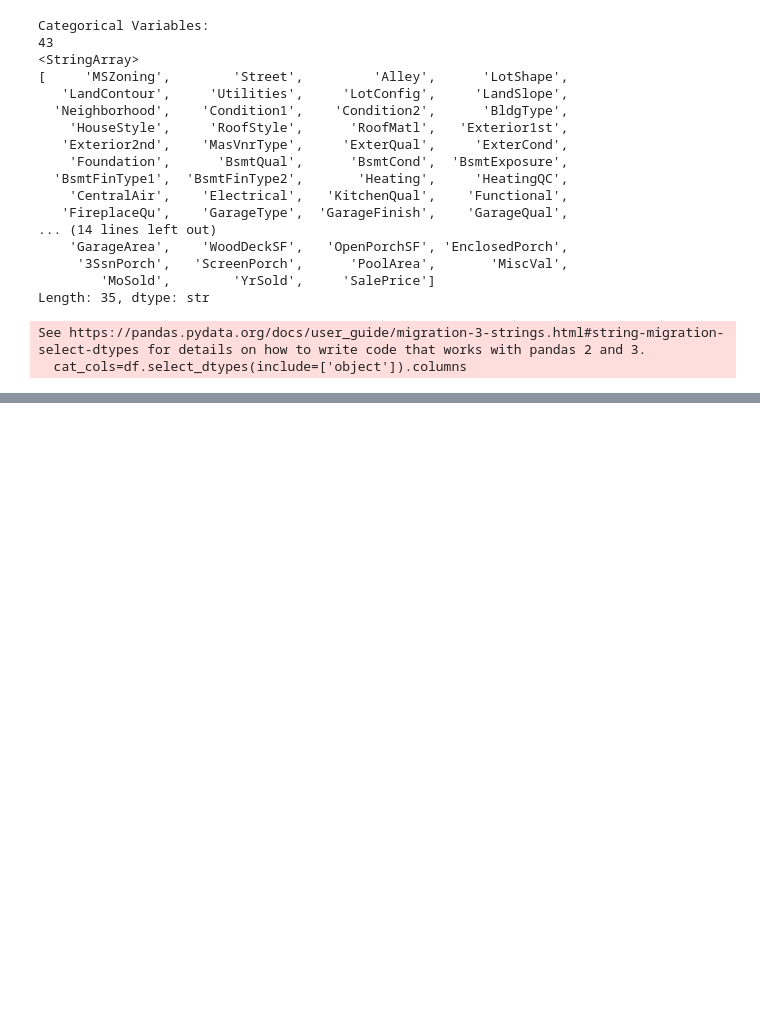
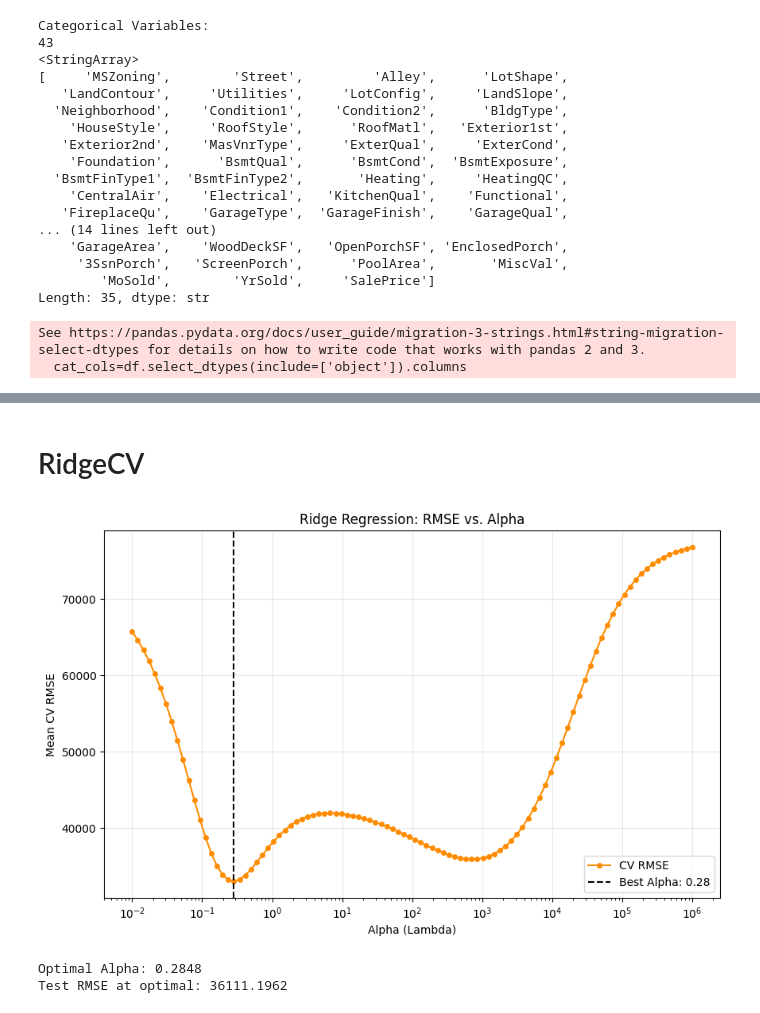
Before and after one commit to Rmorsch/Ames-House-Prices, a Jupyter notebook: Analysis.ipynb, the cells around one changed output, grey strips where cells are left out. Saved outputs shown, nothing was run; the diff lists cells and outputs as text; code cells hidden in the pictures; blank space fills up the shorter version.

```diff
--- a/Analysis.ipynb
+++ b/Analysis.ipynb
@@ -192,0 +297,37 @@ LinearRegression does not accept missing values encoded as NaN natively. For sup
+# %% [markdown]
+# RidgeCV
+# %%
+# Define Alphas (lambdas) and fit RidgeCV
+# store_cv_values=True is required to access the error path later
+alphas = np.logspace(-2, 6, 100)
+rcv_model = RidgeCV(alphas=alphas, store_cv_results=True).fit(X_train_scaled, y_train)
+
+# Extract RMSE Path
+# model.cv_values_ contains the error for each sample per alpha
+# We average across samples and take the square root for RMSE
+mean_mse = np.mean(rcv_model.cv_results_, axis=0)
+rmse_path = np.sqrt(mean_mse)
+
+# 4. Visualization
+plt.figure(figsize=(10, 6))
+plt.plot(alphas, rmse_path, marker='o', markersize=4, color='darkorange', label='CV RMSE')
+plt.axvline(rcv_model.alpha_, color='black', linestyle='--', label=f'Best Alpha: {rcv_model.alpha_:.2f}')
+
+plt.xscale('log')
+plt.xlabel('Alpha (Lambda)')
+plt.ylabel('Mean CV RMSE')
+plt.title('Ridge Regression: RMSE vs. Alpha')
+plt.legend()
+plt.grid(True, alpha=0.3)
+plt.show()
+
+print(f"Optimal Alpha: {rcv_model.alpha_:.4f}")
+y_preds = rcv_model.predict(X_test_scaled)
+# Inverse transform back to dollar scale
+rcv_preds_dollars = convert_to_dollars(y_preds, lam, 0)
+ridge_rmse = np.sqrt(mean_squared_error(y_test_original, rcv_preds_dollars))
+print(f"Test RMSE at optimal: {ridge_rmse:.4f}")
+# %% [output]
+[figure, added]
+Optimal Alpha: 0.2848
+Test RMSE at optimal: 36111.1962
```
Also changed, not shown: parts of 22 cells of this notebook, 1 other file.
